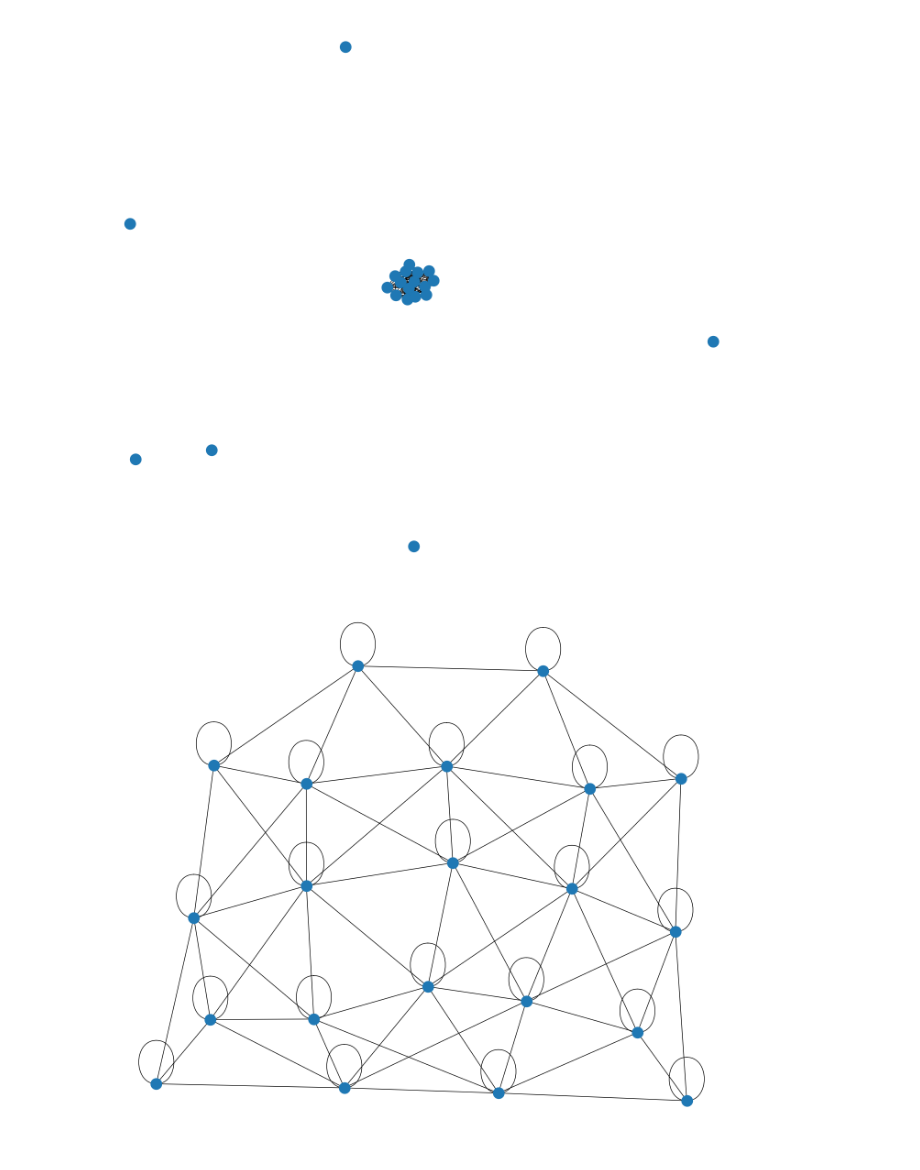
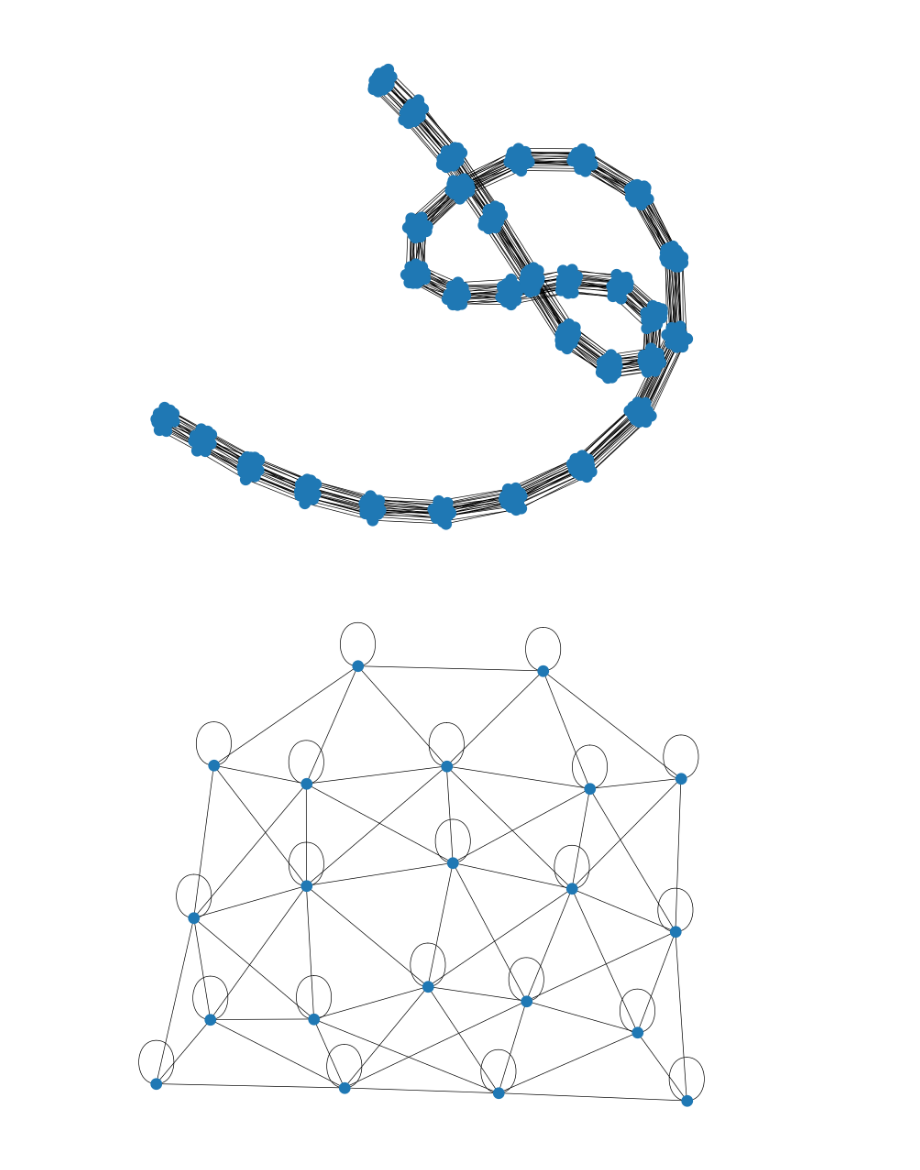
Before and after one commit to mhmnemati/ms-thesis-code, a Jupyter notebook: src/test.ipynb, the cells around one changed output. Saved outputs shown, nothing was run; the diff lists cells and outputs as text; code cells hidden in the pictures.

Commit message:
fix: change Brain2Seq

```diff
--- a/src/test.ipynb
+++ b/src/test.ipynb
@@ -7,13 +8,20 @@ from data import CHBMIT
 # %%
-dm = CHBMIT(fold=0, folds=1, batch_size=8, batch_type="graph2vec", edge_select="far", wave_transform="power")
-dm.setup("fit")
+ds = TensorDataset(name="chb_mit_window_30", split="train", folds=5, k=-1, transform=Brain2Seq(
+        n_times=256,
+        n_outputs=1,
+        layer_type="gcn",
+        aggregator="max",
+        signal_transform="raw",
+        node_transform="unipolar",
+        edge_select="far",
+).transform)
 
-g = to_networkx(dm.trainset[5], to_undirected=True)
+g = to_networkx(ds[5], to_undirected=True)
 plt.figure(1, figsize=(14, 12))
 nx.draw(g)
 plt.show()
 # %% [output]
-[figure, old version]
+[figure, new version]
 # %%
 dm = CHBMIT(batch_size=8, batch_type="graph2vec", edge_select="close", wave_transform="power")
 dm.setup("fit")
```
Also changed, not shown: parts of 1 cell of this notebook, 2 other files.
